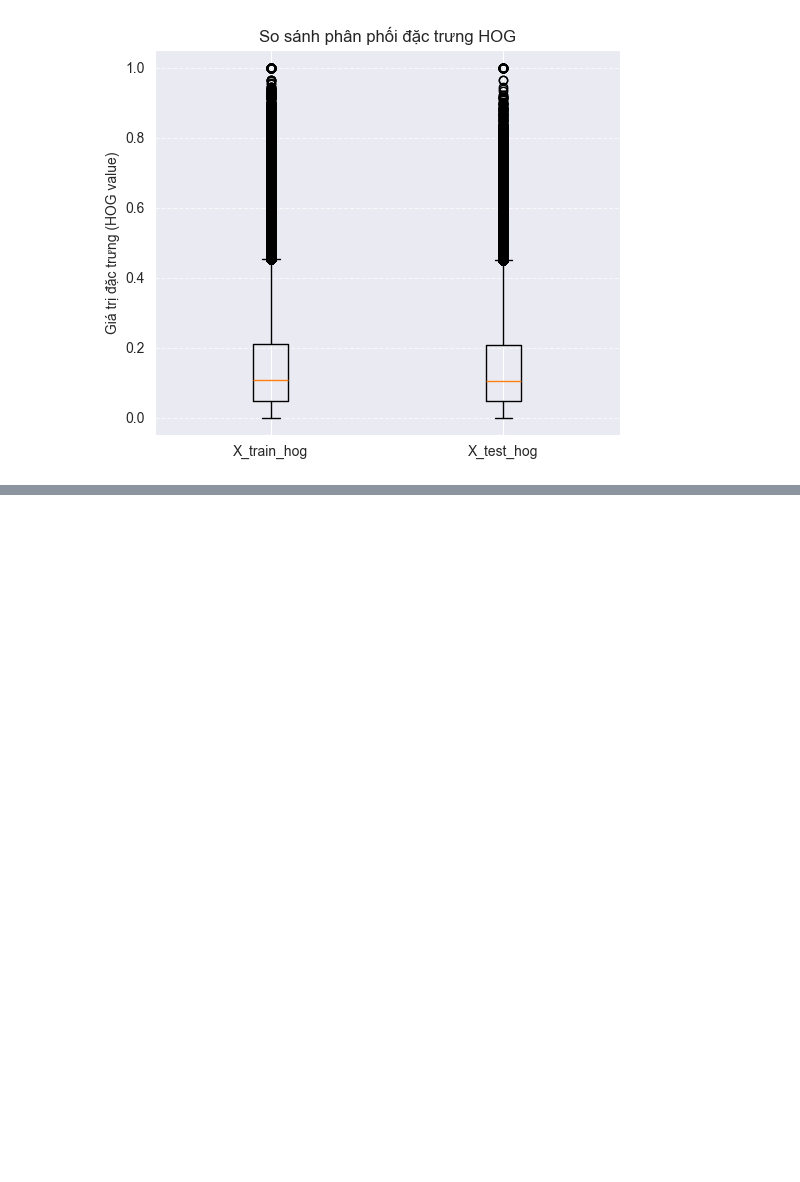
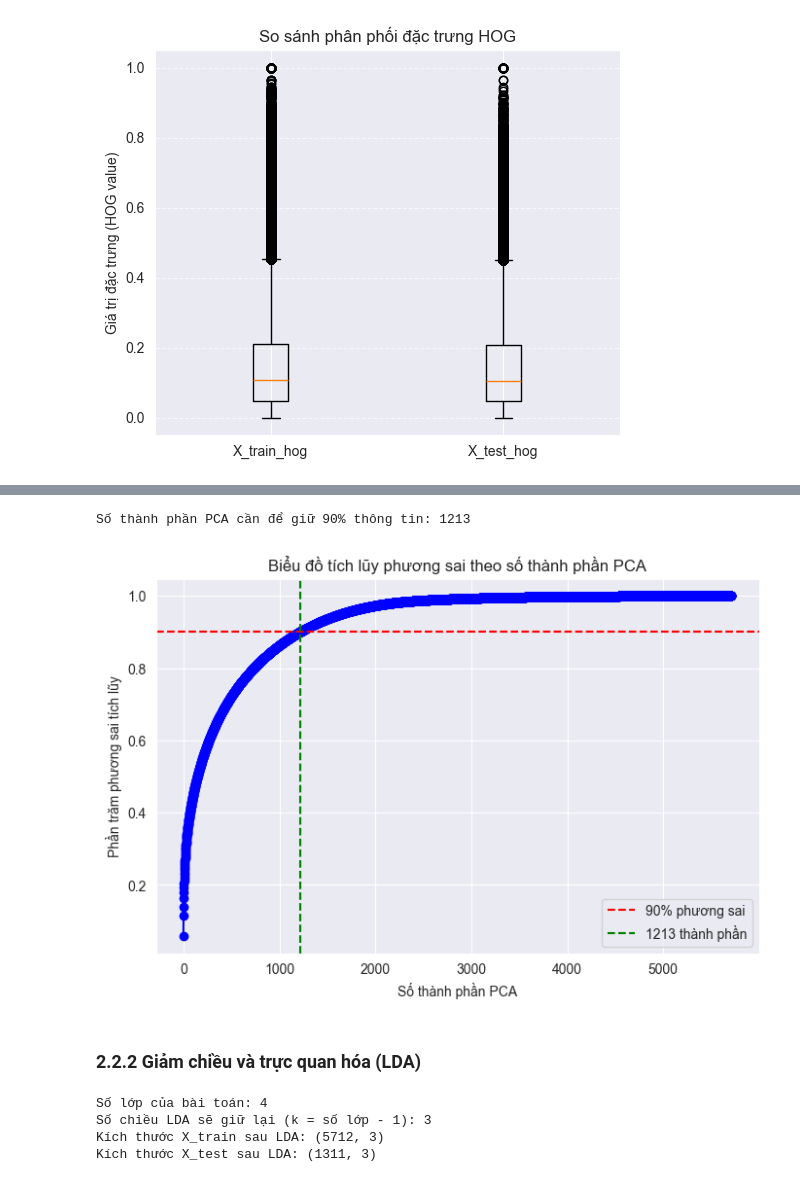
Before and after one commit to Duyhai2005/project_ml, a Jupyter notebook: preprocessing_data.ipynb, the cells around one changed output, grey strips where cells are left out. Cells and saved outputs as stored; diff of their text form; code cells hidden in the pictures; blank space fills up the shorter version.

```diff
--- a/preprocessing_data.ipynb
+++ b/preprocessing_data.ipynb
@@ -500,0 +554,39 @@ Max HOG feature:  1.0000
+# %%
+pca_full = PCA().fit(X_train_scaled)
+
+cumulative_variance = np.cumsum(pca_full.explained_variance_ratio_)
+
+n_components_90 = np.argmax(cumulative_variance >= 0.9) + 1
+print(f"Số thành phần PCA cần để giữ 90% thông tin: {n_components_90}")
+
+plt.figure(figsize=(8,5))
+plt.plot(cumulative_variance, marker='o', color='b')
+plt.axhline(y=0.9, color='r', linestyle='--', label='90% phương sai')
+plt.axvline(x=n_components_90, color='g', linestyle='--', label=f'{n_components_90} thành phần')
+plt.title("Biểu đồ tích lũy phương sai theo số thành phần PCA")
+plt.xlabel("Số thành phần PCA")
+plt.ylabel("Phần trăm phương sai tích lũy")
+plt.legend()
+plt.grid(True)
+plt.show()
+# %% [output]
+Số thành phần PCA cần để giữ 90% thông tin: 1213
+[figure, added]
+# %% [markdown]
+### 2.2.2 Giảm chiều và trực quan hóa (LDA)
+# %%
+n_components = len(np.unique(y_train_encoded)) - 1
+print(f"Số lớp của bài toán: {n_components + 1}")
+print(f"Số chiều LDA sẽ giữ lại: {n_components}")
+
+lda = LinearDiscriminantAnalysis(n_components=n_components)
+X_train_lda = lda.fit_transform(X_train_scaled, y_train_encoded)
+X_test_lda = lda.transform(X_test_scaled)
+
+print(f"Kích thước X_train sau LDA: {X_train_lda.shape}")
+print(f"Kích thước X_test sau LDA: {X_test_lda.shape}")
+# %% [output]
+Số lớp của bài toán: 4
+Số chiều LDA sẽ giữ lại (k = số lớp - 1): 3
+Kích thước X_train sau LDA: (5712, 3)
+Kích thước X_test sau LDA: (1311, 3)
```
Also changed, not shown: parts of 10 cells of this notebook.
